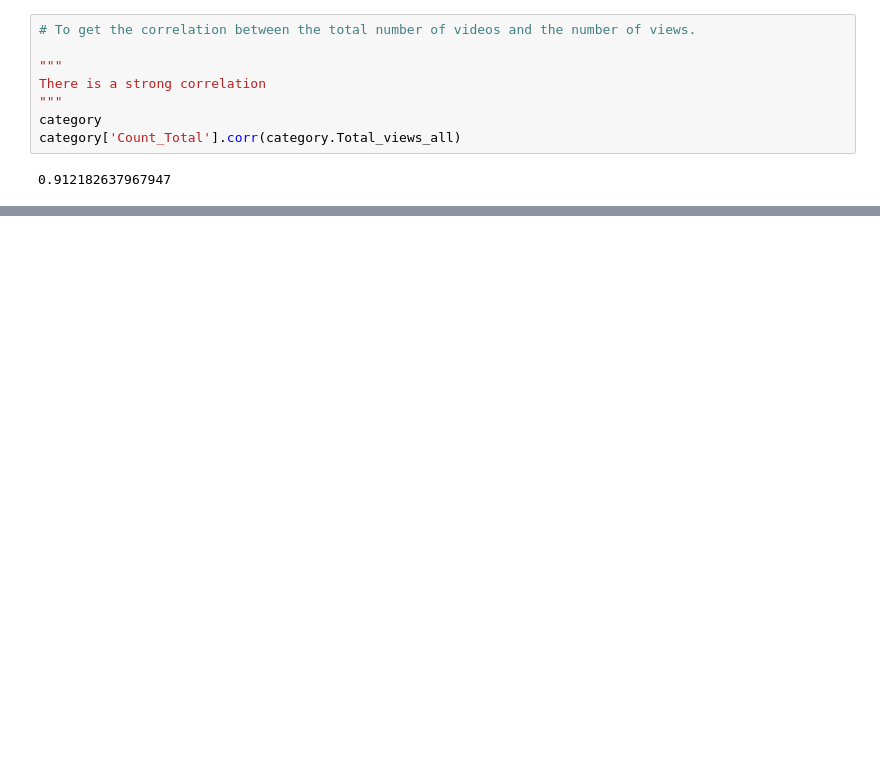
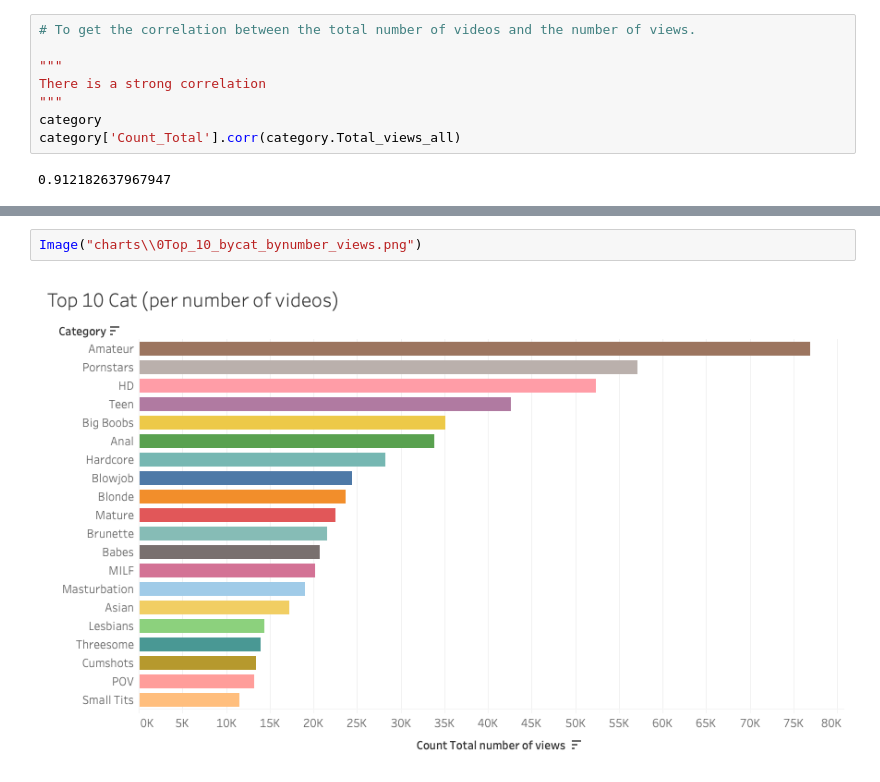
Before and after one commit to jaumevr15/Project-Week-3-Data-Thieves, a Jupyter notebook: your-project/Paper.ipynb, the cells around one changed output, grey strips where cells are left out. Saved outputs shown, nothing was run; the diff lists cells and outputs as text; blank space fills up the shorter version.

```diff
--- a/your-project/Paper.ipynb
+++ b/your-project/Paper.ipynb
@@ -318,0 +326,4 @@ category['Count_Total'].corr(category.Total_views_all)
+# %%
+Image("charts\\0Top_10_bycat_bynumber_views.png")
+# %% [output]
+[figure, added]
```
Also changed, not shown: parts of 8 cells of this notebook.
